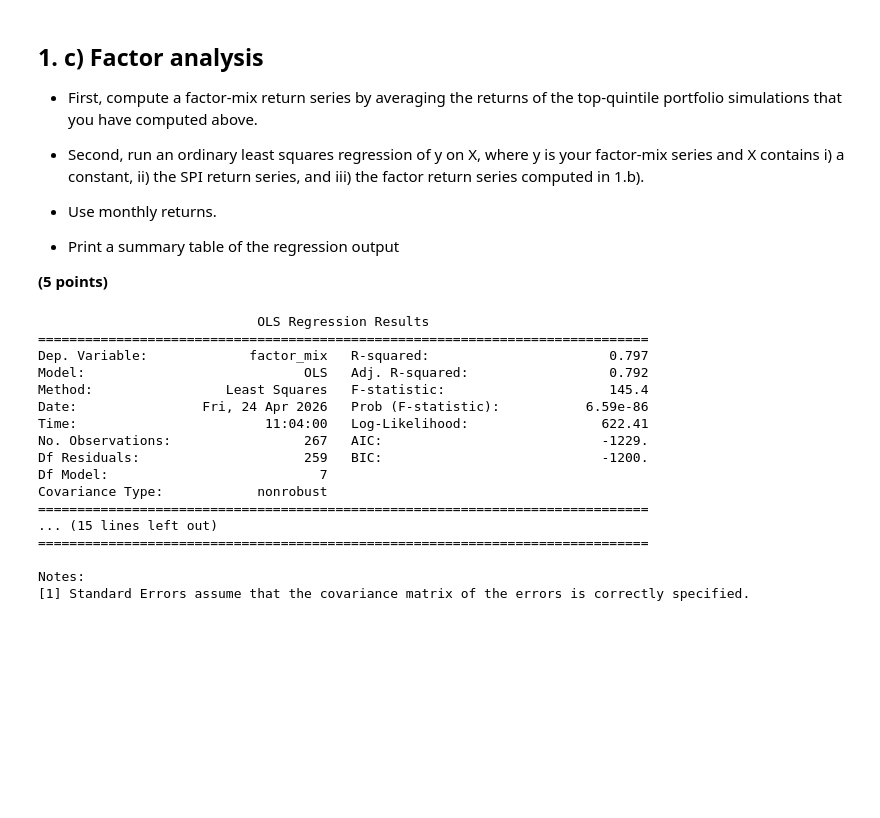
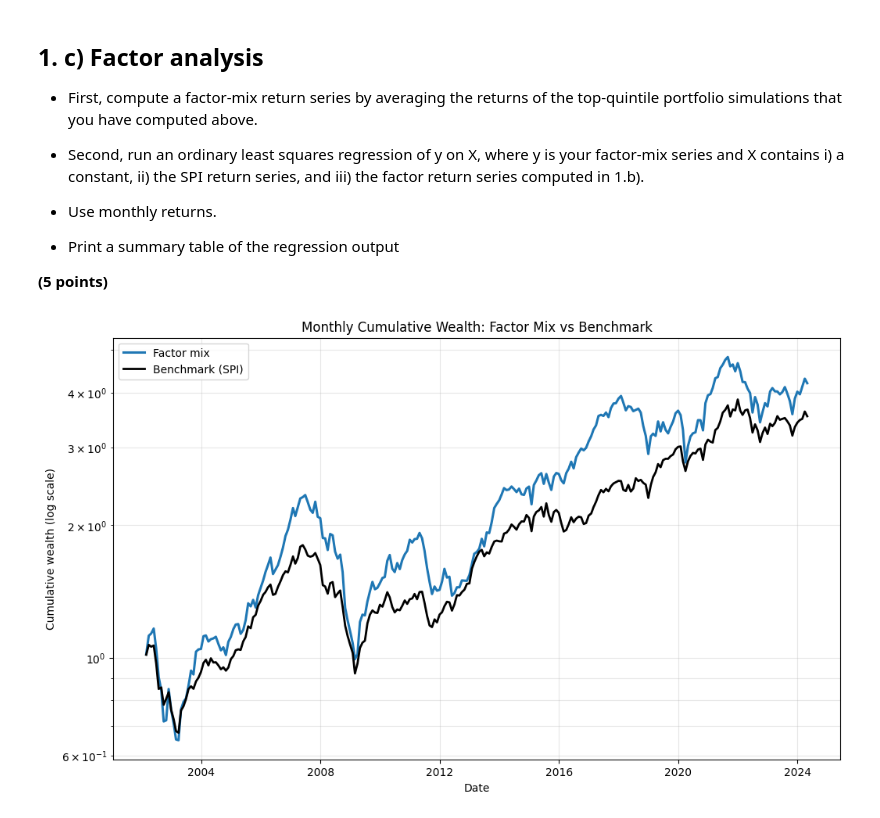
Before and after one commit to MatildeVenturi/qpmwp-course, a Jupyter notebook: assignments/assignment_4.ipynb, the cells around one changed output. Drawn from its saved outputs; the diff is of its cells as text; code cells hidden in the pictures; blank space fills up the shorter version.

```diff
--- a/assignments/assignment_4.ipynb
+++ b/assignments/assignment_4.ipynb
@@ -345,15 +479,15 @@ for factor_theme, factor_fields in JKP_FIELDS.items():
 
 **(5 points)**
 # %%
-import pandas as pd
-import statsmodels.api as sm
-
-
+# Aggregate daily simple returns into monthly simple returns.
 def to_monthly_returns(series):
     s = pd.Series(series).dropna().copy()
     s.index = pd.to_datetime(s.index)
     return (1 + s).resample("ME").prod() - 1
 
+# Collect the monthly series needed for the regression.
+# We use top-quintile portfolios to form the factor mix and long-short
+# portfolios as the explanatory factor returns.
 top_quintile_monthly = {}
 long_short_monthly = {}
 
@@ -364,41 +498,35 @@ for factor_theme, sim_df in factor_results.items():
 top_quintile_monthly = pd.DataFrame(top_quintile_monthly)
 long_short_monthly = pd.DataFrame(long_short_monthly)
 
+# Convert the benchmark to the same monthly frequency.
 spi_monthly = to_monthly_returns(data.bm_series)
 spi_monthly.name = "SPI"
 
-factor_mix = top_quintile_monthly.mean(axis=1) #for each month calulate mean top quantile for each factor
+# Define the factor mix as the equal-weighted average of the theme-level
+# top-quintile returns.
+factor_mix = top_quintile_monthly.mean(axis=1)
 factor_mix.name = "factor_mix"
-
-
-reg_data = pd.concat(
-    [factor_mix, spi_monthly, long_short_monthly],
-    axis=1
-).dropna()
-
-y = reg_data["factor_mix"]
-X = reg_data.drop(columns="factor_mix")
-X = sm.add_constant(X)
-
-
-model = sm.OLS(y, X).fit()
-
-print(model.summary())
-# %% [output]
-                            OLS Regression Results
-==============================================================================
-Dep. Variable:             factor_mix   R-squared:                       0.797
-Model:                            OLS   Adj. R-squared:                  0.792
-Method:                 Least Squares   F-statistic:                     145.4
-Date:                Fri, 24 Apr 2026   Prob (F-statistic):           6.59e-86
-Time:                        11:04:00   Log-Likelihood:                 622.41
-No. Observations:                 267   AIC:                            -1229.
-Df Residuals:                     259   BIC:                            -1200.
-Df Model:                           7
-Covariance Type:            nonrobust
-==============================================================================
-... (15 lines left out)
-==============================================================================
-
-Notes:
-[1] Standard Errors assume that the covariance matrix of the errors is correctly specified.
+# %%
+# Plot the cumulative wealth of the factor mix and the benchmark on a
+# logarithmic scale. This makes relative growth rates easier to compare
+# over long horizons.
+ts_plot = pd.concat([factor_mix, spi_monthly], axis=1, sort=False).dropna()
+ts_plot = (1 + ts_plot).cumprod()
+
+fig, ax = plt.subplots(figsize=(12, 7))
+
+# The factor mix is the portfolio we want to explain in the regression.
+ax.plot(ts_plot.index, ts_plot["factor_mix"], color="C0", linewidth=2.2, label="Factor mix")
+
+# The SPI provides the market benchmark reference.
+ax.plot(ts_plot.index, ts_plot["SPI"], color="black", linewidth=2.0, label="Benchmark (SPI)")
+
+ax.set_yscale("log")
+ax.set_title("Monthly Cumulative Wealth: Factor Mix vs Benchmark")
+ax.set_xlabel("Date")
+ax.set_ylabel("Cumulative wealth (log scale)")
+ax.grid(True, which="both", alpha=0.3)
+ax.legend()
+plt.show()
+# %% [output]
+[figure, added]
```
Also changed, not shown: parts of 15 cells of this notebook.
